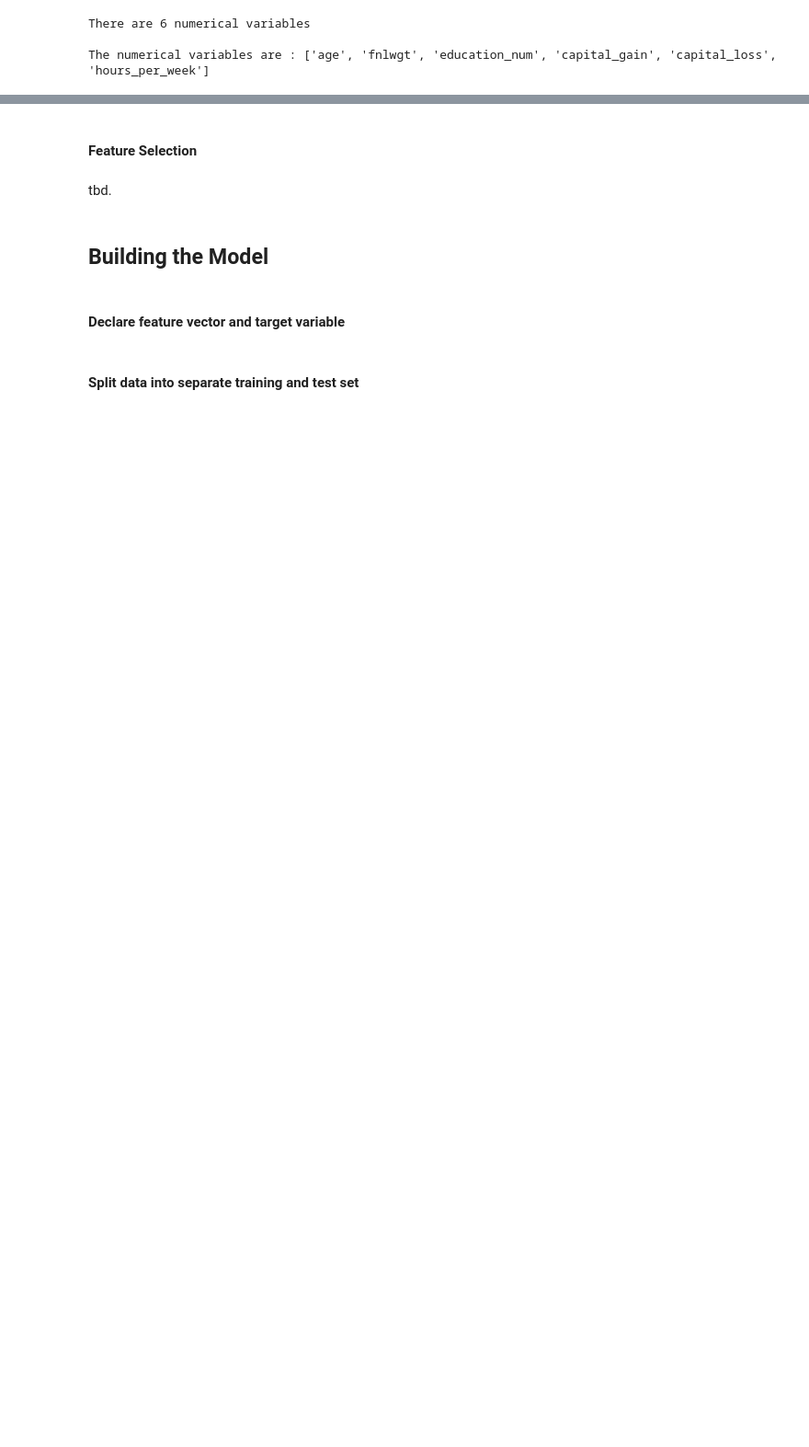
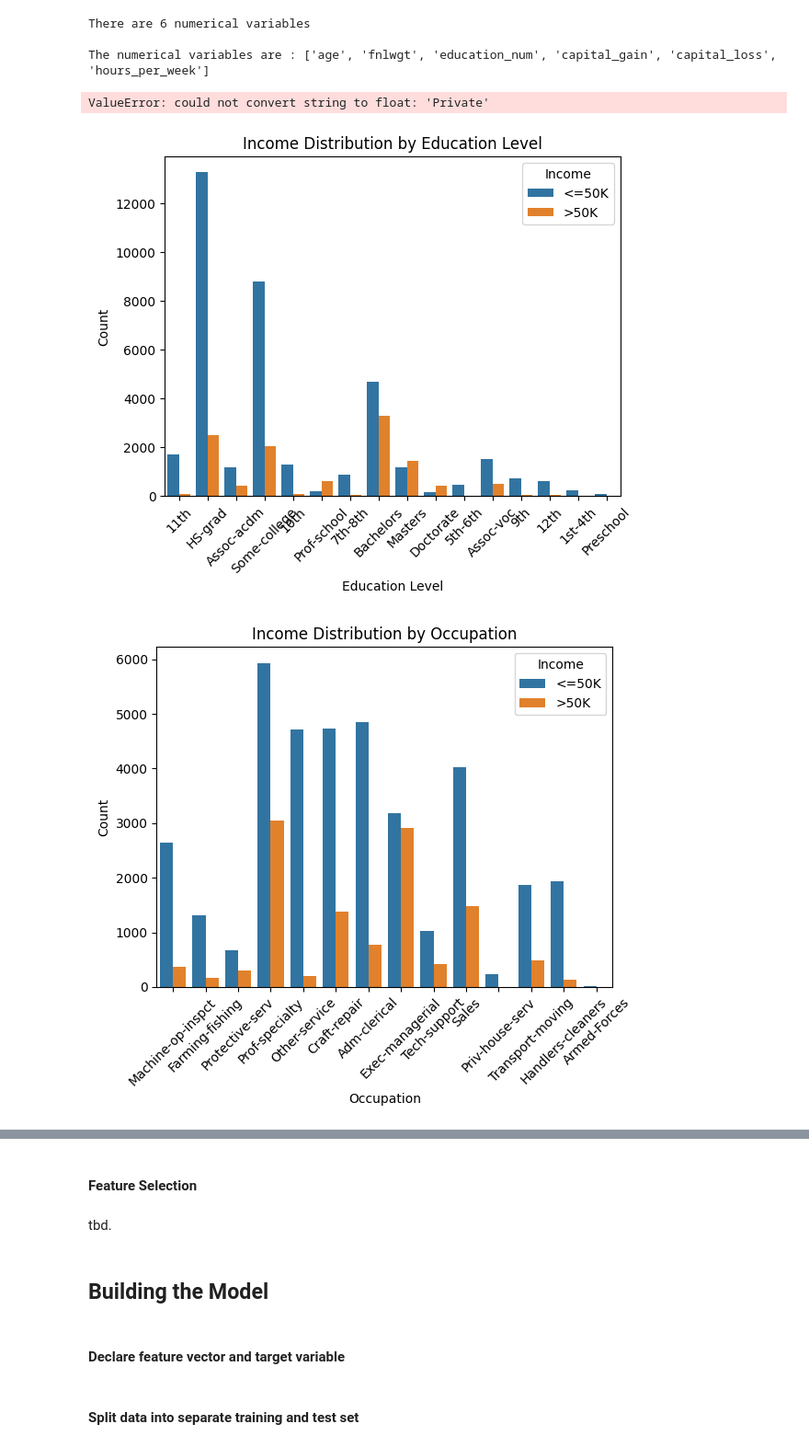
Before and after one commit to eva-f00/bayes_xml, a Jupyter notebook: Naive Bayes Classifier.ipynb, the cells around one changed output, grey strips where cells are left out. Shown: that part at 92% size. Cells and saved outputs as stored; diff of their text form; code cells hidden in the pictures; blank space fills up the shorter version.

Commit message:
Visualization

```diff
--- a/Naive Bayes Classifier.ipynb
+++ b/Naive Bayes Classifier.ipynb
@@ -226,0 +258,5 @@ The numerical variables are : ['age', 'fnlwgt', 'education_num', 'capital_gain',
+# %%
+corrmat = data.corr()
+print(corrmat)
+# %% [output]
+ValueError: could not convert string to float: 'Private'
@@ -226,0 +285,21 @@ The numerical variables are : ['age', 'fnlwgt', 'education_num', 'capital_gain',
+# %%
+# Visualize the income distribution by education level
+sns.countplot(x='education', hue='income', data=data)
+plt.title('Income Distribution by Education Level')
+plt.xlabel('Education Level')
+plt.ylabel('Count')
+plt.xticks(rotation=45)
+plt.legend(title='Income', loc='upper right')
+plt.show()
+
+# Visualize the income distribution by occupation
+sns.countplot(x='occupation', hue='income', data=data)
+plt.title('Income Distribution by Occupation')
+plt.xlabel('Occupation')
+plt.ylabel('Count')
+plt.xticks(rotation=45)
+plt.legend(title='Income', loc='upper right')
+plt.show()
+# %% [output]
+[figure, added]
+[figure, added]
```
Also changed, not shown: parts of 31 cells of this notebook.
